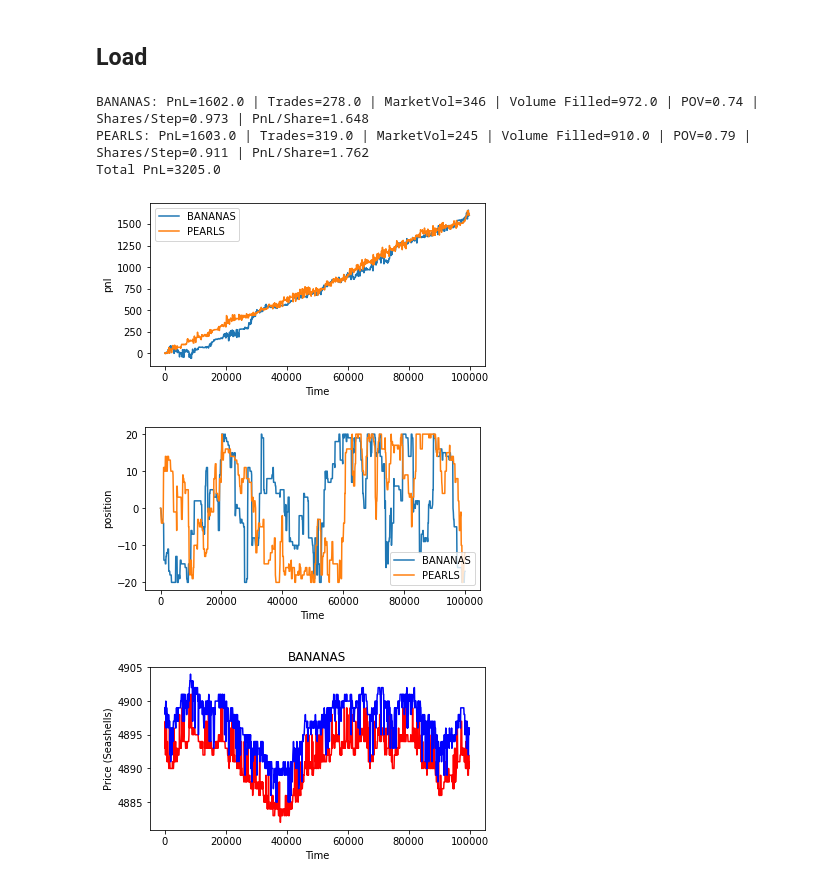
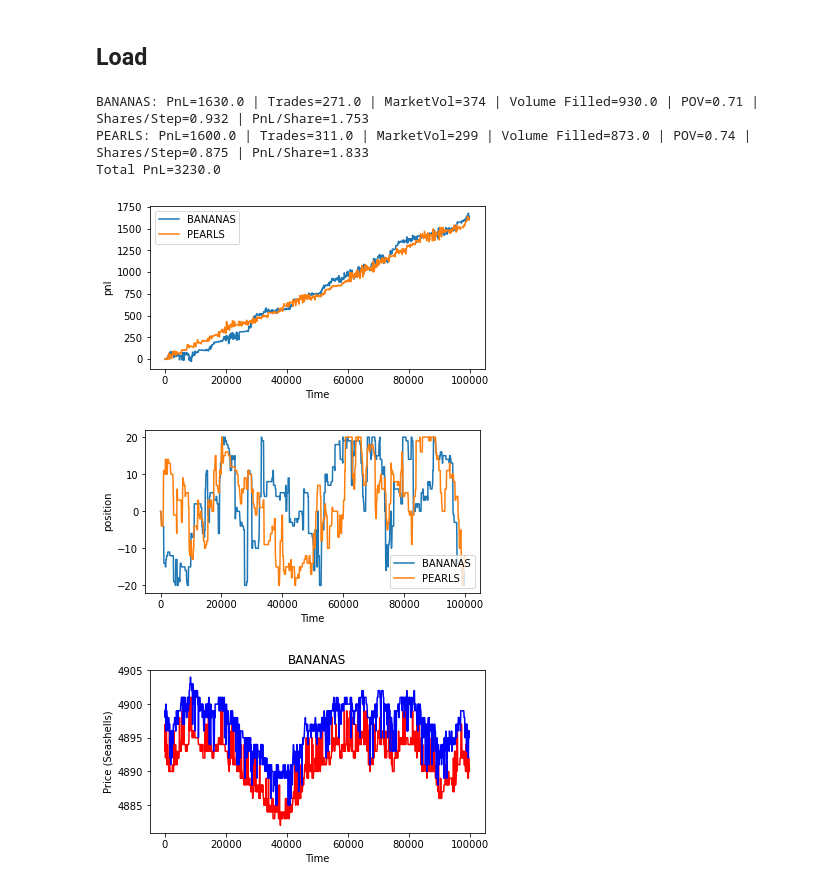
Before and after one commit to XiuLuoShen/imc_prosperity, a Jupyter notebook: Round1.ipynb, the cells around one changed output. Drawn from its saved outputs; the diff is of its cells as text; code cells hidden in the pictures.

```diff
--- a/Round1.ipynb
+++ b/Round1.ipynb
@@ -628,37 +628,41 @@ def trading_simulation_summary(dfs):
 # %%
 file_name = "aedb0499-3a1a-4a57-8154-e0fdb7994100"
 file_name = "2777f49e-a424-4993-920b-0ba3d589bc91"
 # file_name = "e5e0e0d6-31fb-48b4-8a65-07cc8922bbc0"
 file_name = "404740c3-219c-4925-bb55-ed078510018d"
 file_name = "17110e00-a2bb-4fdc-932a-e88dbe5eedd5"
 # file_name = "4cb06b59-8b9f-496b-9aec-716074b520d2"
 # file_name = "abe02eb0-d850-4da0-8dd0-fecdea60d8f8"
 # file_name = "6c6dd40c-8a3c-446a-bd06-47de5391459c"
 file_name = "ebf249fc-a236-4d3e-bc6e-3f24ada9dd09"
 file_name = "97d3dc75-bdf2-4639-9c2c-c952b1bfe190" # baseline
 file_name = "0569884f-ec0f-4b3b-9f37-fae1d4e917bf" # change theo offest
 file_name = "8ac45266-eaa7-457e-b46f-1a2d5b9740e0" # increase take size
 # file_name = "61d23070-68ce-4b08-bdb6-8eb199b3f898" # plus 1
 # file_name = '947f26ce-de6d-4943-ad55-59bc2f08f6a6'
 file_name = "2650b419-2dd4-4acf-bd2e-0627e54704c2"
 file_name = "5927a53f-f458-49b9-ba42-bc08e56dbfe5"
 file_name = "2650b419-2dd4-4acf-bd2e-0627e54704c2"
 file_name = "043b4212-3427-467d-88c4-c5407f22bd2e"
 
 file_name = "8ced27b4-48c5-4e2b-99d7-8267778be0ef"
 file_name = "3ba5efaa-4d22-43d3-b4bd-143f2bdf31e0"
 file_name = "8ced27b4-48c5-4e2b-99d7-8267778be0ef"
 file_name = "6f950556-9c70-4ca1-8ffe-1886d6b70cbe"
+file_name = "849e8c9f-5851-4eec-b839-31d53ec98a7b"
+file_name = "04b80fef-fd53-43f8-99fd-4afa36eb5153"
+file_name = "877598b8-248f-47b1-a3fe-a670d7927680"
+file_name = "27b79a61-14f0-4964-a878-7dd725621311"
 
 log_file = LOG_DIR + file_name + '.log'
 dfs = load_data_from_log(log_file, True)
 trading_simulation_summary(dfs)
 # %% [output]
-BANANAS: PnL=1602.0 | Trades=278.0 | MarketVol=346 | Volume Filled=972.0 | POV=0.74 | Shares/Step=0.973 | PnL/Share=1.648
-PEARLS: PnL=1603.0 | Trades=319.0 | MarketVol=245 | Volume Filled=910.0 | POV=0.79 | Shares/Step=0.911 | PnL/Share=1.762
-Total PnL=3205.0
+BANANAS: PnL=1630.0 | Trades=271.0 | MarketVol=374 | Volume Filled=930.0 | POV=0.71 | Shares/Step=0.932 | PnL/Share=1.753
+PEARLS: PnL=1600.0 | Trades=311.0 | MarketVol=299 | Volume Filled=873.0 | POV=0.74 | Shares/Step=0.875 | PnL/Share=1.833
+Total PnL=3230.0
-[figure, old version]
+[figure, new version]
-[figure, old version]
+[figure, new version]
 # %%
 test = quote_preprocess(dfs['order_depths'][p])
 # %%
```
Also changed, not shown: parts of 10 cells of this notebook, 3 other files.
